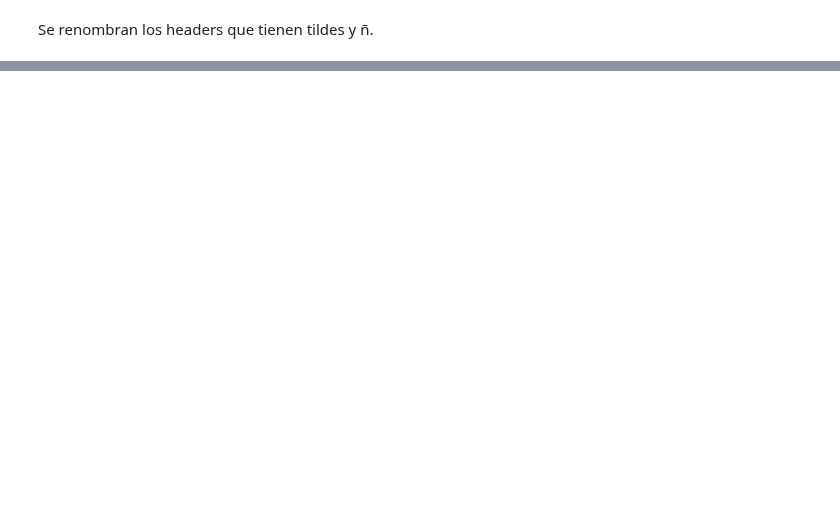
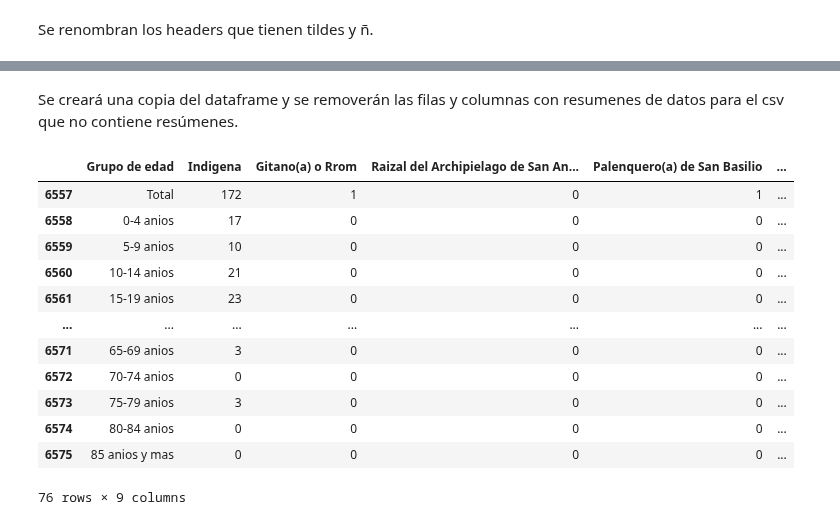
Before and after one commit to Schiavi13/Censo-Viterbo-Caldas-2018, a Jupyter notebook: source_to_csv_12pm.ipynb, the cells around one changed output, grey strips where cells are left out. Drawn from its saved outputs; the diff is of its cells as text; code cells hidden in the pictures; blank space fills up the shorter version.

```diff
--- a/source_to_csv_12pm.ipynb
+++ b/source_to_csv_12pm.ipynb
@@ -147 +160,21 @@ Se eliminan las filas que contienen resumenes de datos.
+# %% [markdown]
+Se creará una copia del dataframe y se removerán las filas y columnas con resumenes de datos para el csv que no contiene resúmenes.
+# %%
+df_12pm_cleaned = df_12pm.copy()
+df_12pm_cleaned.drop(['Total'], axis=1, inplace=True)
+df_12pm_cleaned
+# %% [output]
+|  | Grupo de edad | Indigena | Gitano(a) o Rrom | Raizal del Archipielago de San An... | Palenquero(a) de San Basilio | ... |
+| 6557 | Total | 172 | 1 | 0 | 1 | ... |
+| 6558 | 0-4 anios | 17 | 0 | 0 | 0 | ... |
+| 6559 | 5-9 anios | 10 | 0 | 0 | 0 | ... |
+| 6560 | 10-14 anios | 21 | 0 | 0 | 0 | ... |
+| 6561 | 15-19 anios | 23 | 0 | 0 | 0 | ... |
+| ... | ... | ... | ... | ... | ... | ... |
+| 6571 | 65-69 anios | 3 | 0 | 0 | 0 | ... |
+| 6572 | 70-74 anios | 0 | 0 | 0 | 0 | ... |
+| 6573 | 75-79 anios | 3 | 0 | 0 | 0 | ... |
+| 6574 | 80-84 anios | 0 | 0 | 0 | 0 | ... |
+| 6575 | 85 anios y mas | 0 | 0 | 0 | 0 | ... |
+76 rows × 9 columns
 # %%
```
Also changed, not shown: parts of 12 cells of this notebook.
